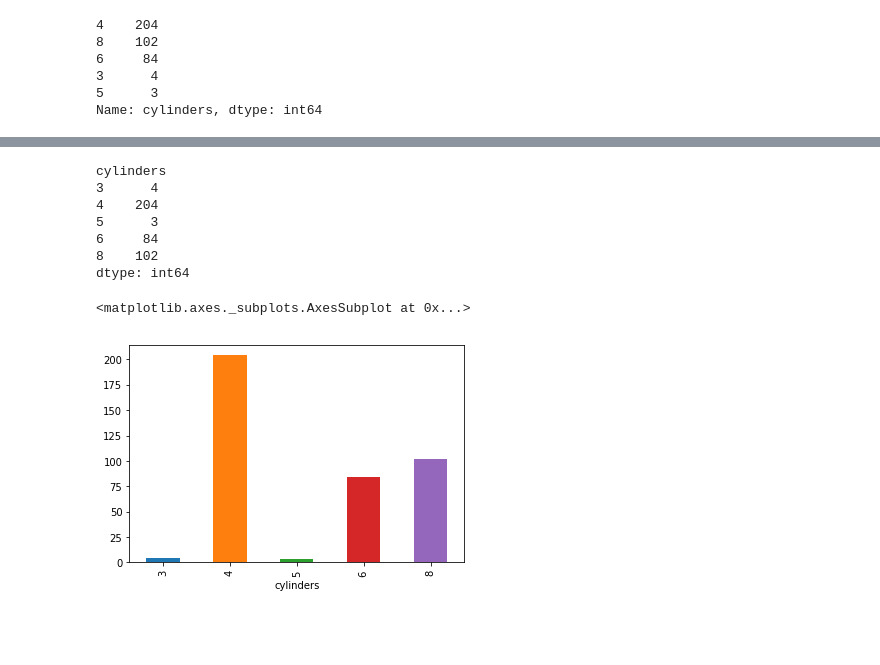
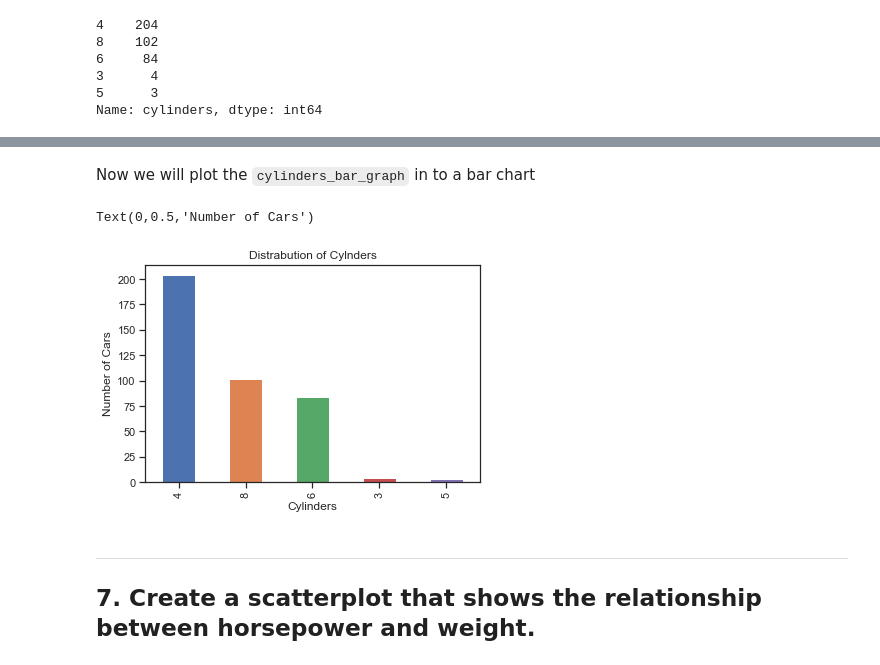
Before and after one commit to Dawad81/IS362-Database-Acquisition-and-Management, a Jupyter notebook: IS362-Assignment8.ipynb, the cells around one changed output, grey strips where cells are left out. Cells and saved outputs as stored; diff of their text form; code cells hidden in the pictures; blank space fills up the shorter version.

```diff
--- a/IS362-Assignment8.ipynb
+++ b/IS362-Assignment8.ipynb
@@ -164,17 +243,14 @@ cylinders_bar_graph.plot(kind='bar')
-# %%
-cylinders_bar_graph2 = auto_mpg.groupby(['cylinders']).size()
-cylinders_bar_graph2
-# %% [output]
-cylinders
-3      4
-4    204
-5      3
-6     84
-8    102
-dtype: int64
-# %%
-cylinders_bar_graph2.plot(kind='bar')
-# %% [output]
-<matplotlib.axes._subplots.AxesSubplot at 0x...>
-[figure, removed]
+# %% [markdown]
+Now we will plot the `cylinders_bar_graph` in to a bar chart
+# %%
+cylinders_bar_graph.plot(kind='bar')
+plt.title('Distrabution of Cylnders')
+plt.xlabel('Cylinders')
+plt.ylabel('Number of Cars')
+# %% [output]
+Text(0,0.5,'Number of Cars')
+[figure, added]
+# %% [markdown]
+***
+## 7. Create a scatterplot that shows the relationship between horsepower and weight.
 # %%
```
Also changed, not shown: parts of 22 cells of this notebook.
